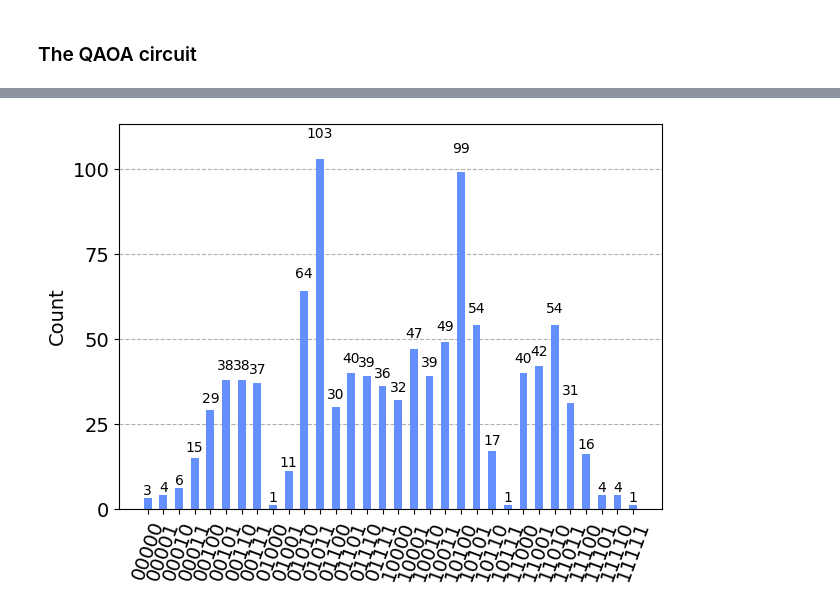
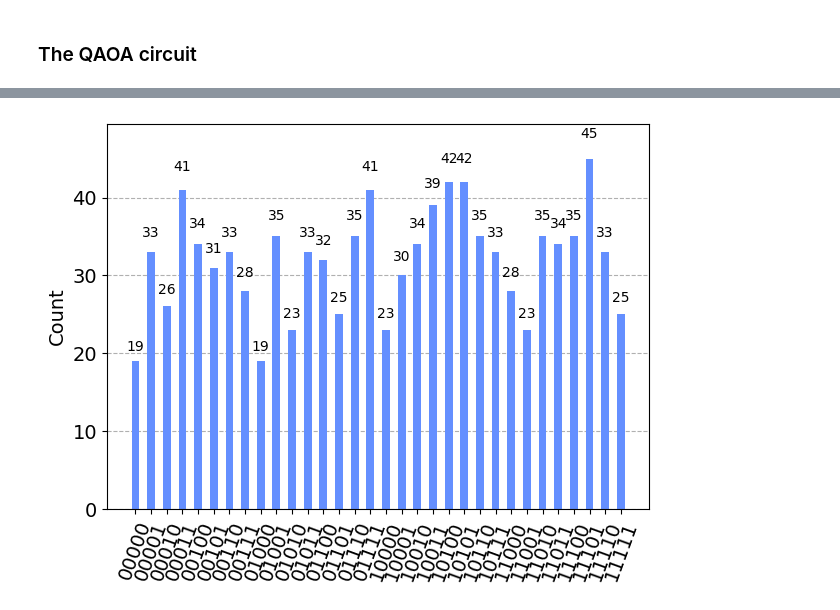
Before and after one commit to Louisanity/HamilToniQ, a Jupyter notebook: Max_Cut_MixingH.ipynb, the cells around one changed output, grey strips where cells are left out. Drawn from its saved outputs; the diff is of its cells as text; code cells hidden in the pictures.

```diff
--- a/Max_Cut_MixingH.ipynb
+++ b/Max_Cut_MixingH.ipynb
@@ -12,0 +46,9 @@ nx.draw(graph, with_labels=True, alpha=0.8, node_size=500)
+# %%
+# Number of nodes (spins) in the SK model
+num_nodes = 7
+
+# Create a fully connected graph
+graph = nx.complete_graph(num_nodes)
+
+# Draw the graph
+nx.draw(graph, with_labels=True, alpha=0.8, node_size=500)
@@ -167,10 +214,10 @@ res
 # %%
 backend = Aer.get_backend('aer_simulator')
-backend.shots = 512
+backend.shots = 4096
 
 from qiskit.visualization import plot_histogram
-qc_res = create_qaoa_circ(graph, res.x)
-counts = backend.run(qc_res, seed_simulator=10).result().get_counts()
+qc_res = create_qaoa_circ(graph, theta)
+counts = backend.run(qc_res, seed_simulator=123).result().get_counts()
 plot_histogram(counts)
 # %% [output]
-[figure, old version]
+[figure, new version]
```
Also changed, not shown: parts of 13 cells of this notebook.
